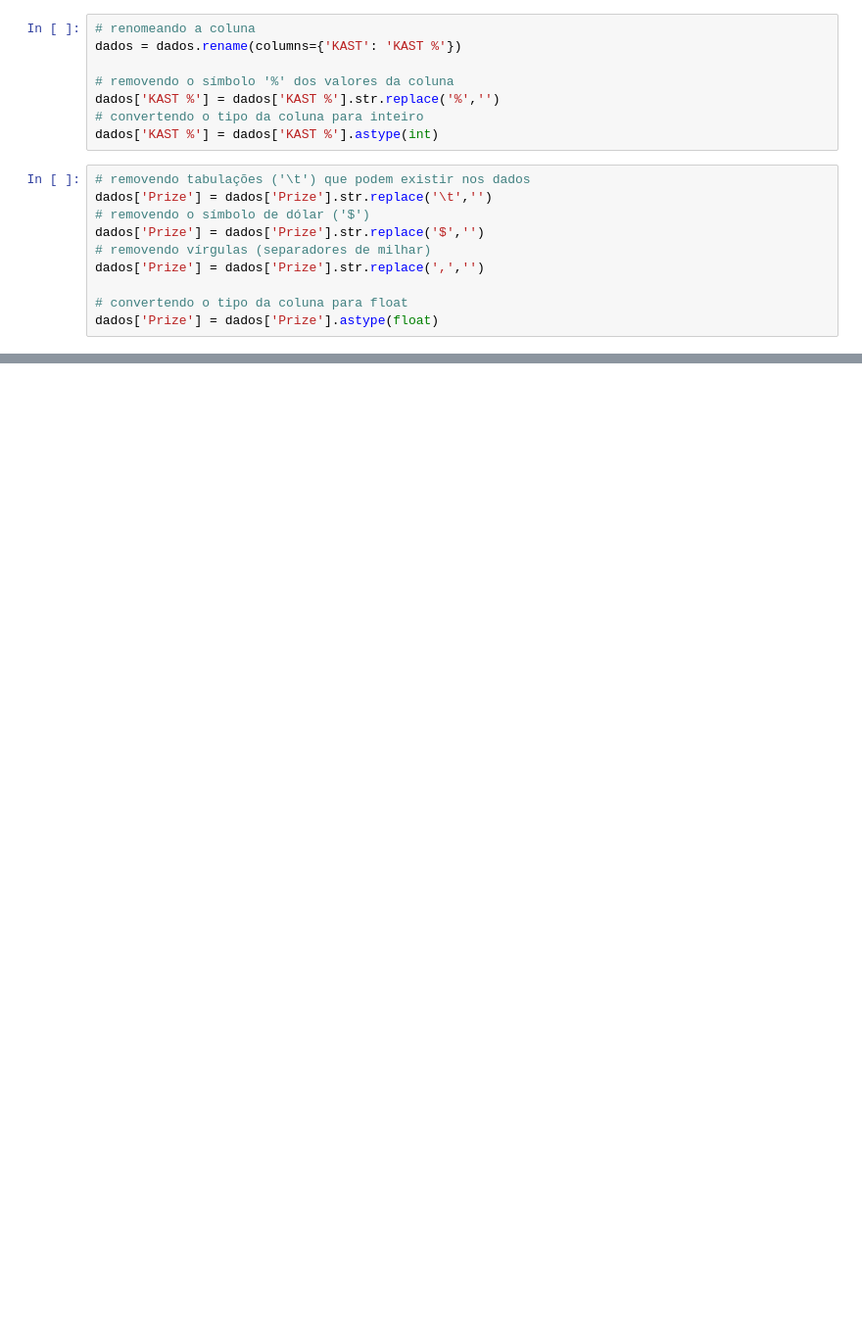
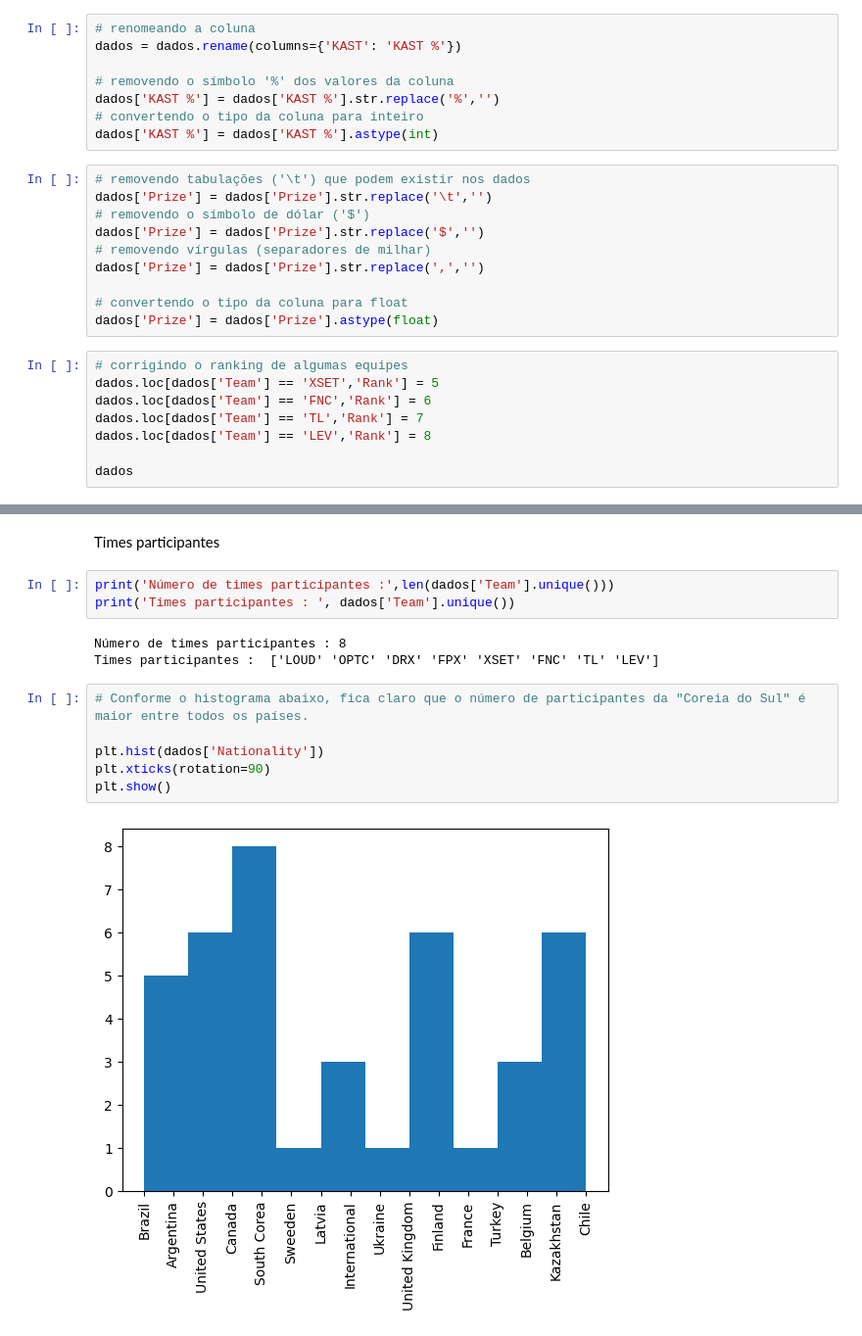
Before and after one commit to GeovannaSCunha/Data-Analysis-Valorant-Champions-2022, a Jupyter notebook: notebook_valorant.ipynb, the cells around one changed output, grey strips where cells are left out. Shown: that part at 98% size. Cells and saved outputs as stored; diff of their text form; blank space fills up the shorter version.

```diff
--- a/notebook_valorant.ipynb
+++ b/notebook_valorant.ipynb
@@ -36,3 +36,11 @@ dados['Prize'] = dados['Prize'].str.replace(',','')
 
 # convertendo o tipo da coluna para float
 dados['Prize'] = dados['Prize'].astype(float)
+# %%
+# corrigindo o ranking de algumas equipes
+dados.loc[dados['Team'] == 'XSET','Rank'] = 5
+dados.loc[dados['Team'] == 'FNC','Rank'] = 6
+dados.loc[dados['Team'] == 'TL','Rank'] = 7
+dados.loc[dados['Team'] == 'LEV','Rank'] = 8
+
+dados
@@ -38,0 +85,16 @@ dados['Prize'] = dados['Prize'].astype(float)
+# %% [markdown]
+Times participantes
+# %%
+print('Número de times participantes :',len(dados['Team'].unique()))
+print('Times participantes : ', dados['Team'].unique())
+# %% [output]
+Número de times participantes : 8
+Times participantes :  ['LOUD' 'OPTC' 'DRX' 'FPX' 'XSET' 'FNC' 'TL' 'LEV']
+# %%
+# Conforme o histograma abaixo, fica claro que o número de participantes da "Coreia do Sul" é maior entre todos os países.
+
+plt.hist(dados['Nationality'])
+plt.xticks(rotation=90)
+plt.show()
+# %% [output]
+[figure, added]
```
Also changed, not shown: parts of 8 cells of this notebook.
